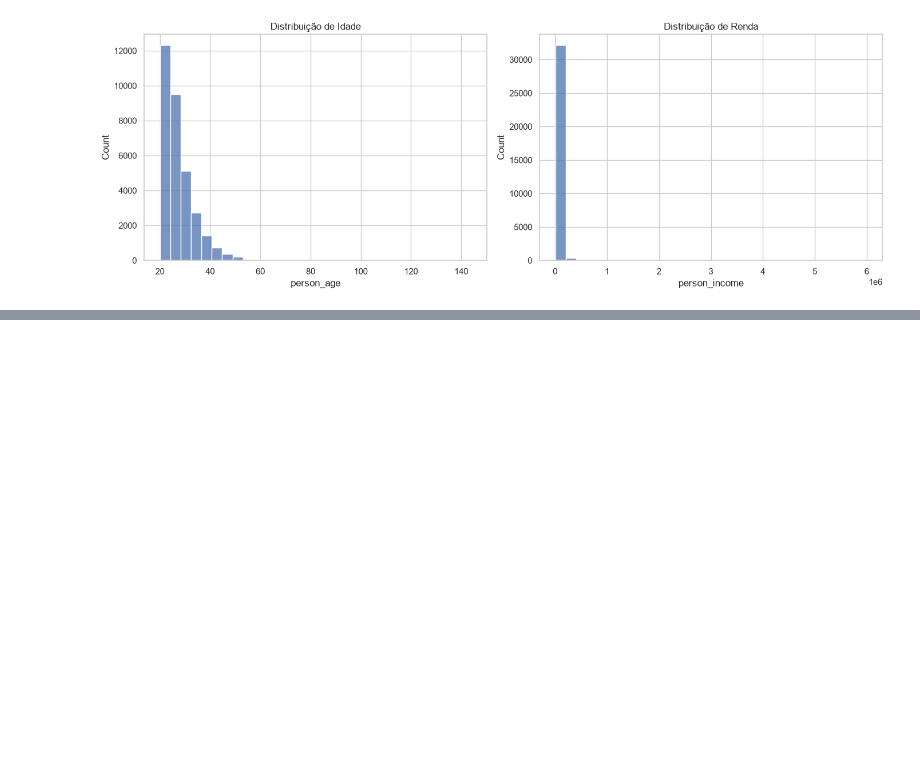
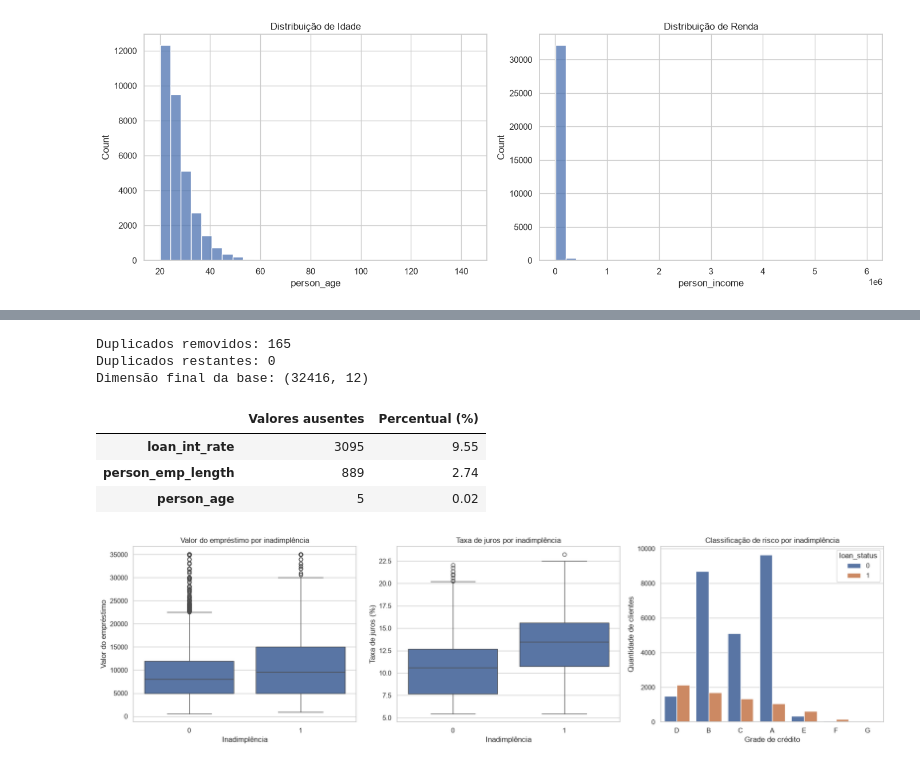
Before and after one commit to stefanolaurito/projeto-risco-credito, a Jupyter notebook: notebooks/01_eda.ipynb, the cells around one changed output, grey strips where cells are left out. Saved outputs shown, nothing was run; the diff lists cells and outputs as text; code cells hidden in the pictures; blank space fills up the shorter version.

Commit message:
dados: concluir análise exploratória e limpeza inicial

```diff
--- a/notebooks/01_eda.ipynb
+++ b/notebooks/01_eda.ipynb
@@ -126,0 +209,11 @@ plt.show()
+# %%
+# Tratamento de valores claramente inválidos
+
+df.loc[df["person_age"] > 100, "person_age"] = np.nan
+
+df.loc[df["person_emp_length"] > 60, "person_emp_length"] = np.nan
+
+print("Idades inválidas restantes:", (df["person_age"] > 100).sum())
+print("Tempo de emprego inválido restante:", (df["person_emp_length"] > 60).sum())
+print("Valores ausentes após tratamento:")
+print(df[["person_age", "person_emp_length"]].isnull().sum())
@@ -126,0 +248,55 @@ plt.show()
+# %%
+# Remoção de registros duplicados
+duplicados_antes = df.duplicated().sum()
+
+df = df.drop_duplicates().copy()
+
+duplicados_depois = df.duplicated().sum()
+
+print("Duplicados removidos:", duplicados_antes)
+print("Duplicados restantes:", duplicados_depois)
+print("Dimensão final da base:", df.shape)
+# %% [output]
+Duplicados removidos: 165
+Duplicados restantes: 0
+Dimensão final da base: (32416, 12)
+# %%
+# Análise de valores ausentes após limpeza
+
+missing = pd.DataFrame({
+    "Valores ausentes": df.isnull().sum(),
+    "Percentual (%)": (df.isnull().mean() * 100).round(2)
+})
+
+missing = missing[missing["Valores ausentes"] > 0].sort_values(
+    "Percentual (%)", ascending=False
+)
+
+missing
+# %% [output]
+|  | Valores ausentes | Percentual (%) |
+| loan_int_rate | 3095 | 9.55 |
+| person_emp_length | 889 | 2.74 |
+| person_age | 5 | 0.02 |
+# %%
+fig, axes = plt.subplots(1, 3, figsize=(18, 5))
+
+sns.boxplot(data=df, x="loan_status", y="loan_amnt", ax=axes[0])
+axes[0].set_title("Valor do empréstimo por inadimplência")
+axes[0].set_xlabel("Inadimplência")
+axes[0].set_ylabel("Valor do empréstimo")
+
+sns.boxplot(data=df, x="loan_status", y="loan_int_rate", ax=axes[1])
+axes[1].set_title("Taxa de juros por inadimplência")
+axes[1].set_xlabel("Inadimplência")
+axes[1].set_ylabel("Taxa de juros (%)")
+
+sns.countplot(data=df, x="loan_grade", hue="loan_status", ax=axes[2])
+axes[2].set_title("Classificação de risco por inadimplência")
+axes[2].set_xlabel("Grade de crédito")
+axes[2].set_ylabel("Quantidade de clientes")
+
+plt.tight_layout()
+plt.show()
+# %% [output]
+[figure, added]
```
Also changed, not shown: parts of 11 cells of this notebook.
